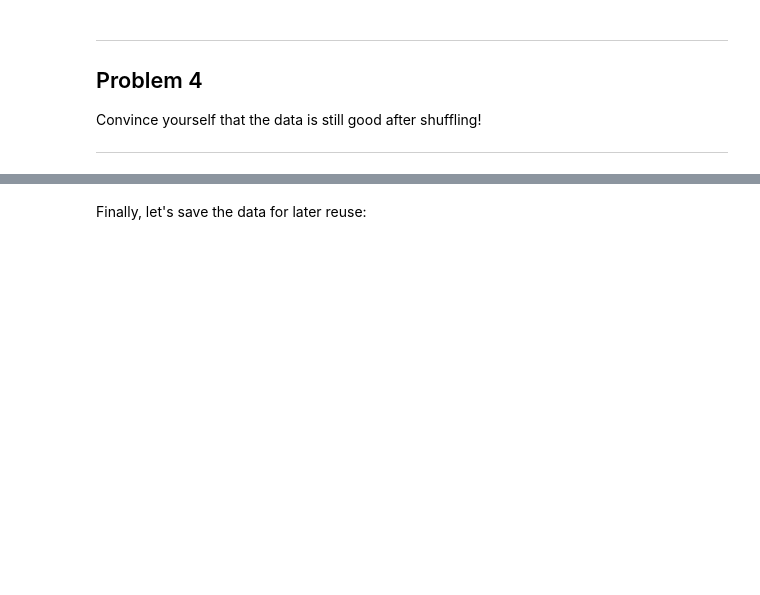
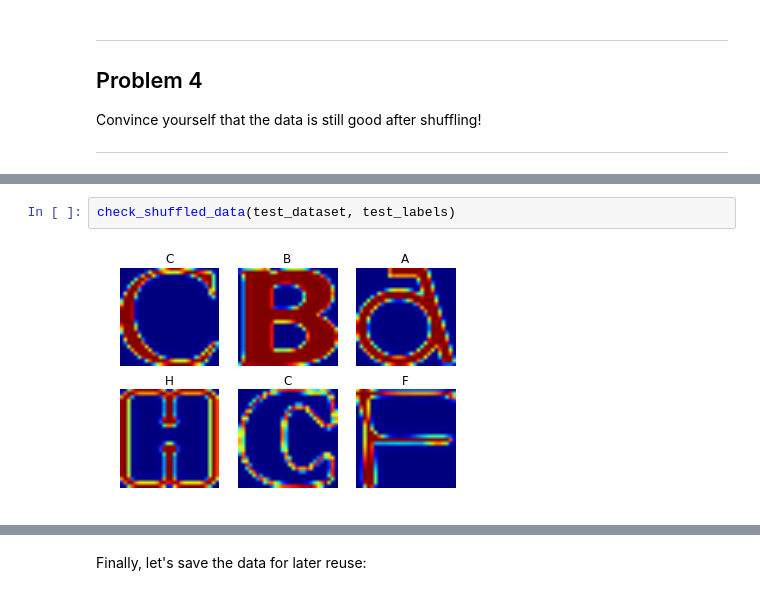
Before and after one commit to adityasalapaka/deep_learning_udacity, a Jupyter notebook: 1_notmnist.ipynb, the cells around one changed output, grey strips where cells are left out. Saved outputs shown, nothing was run; the diff lists cells and outputs as text; blank space fills up the shorter version.

```diff
--- a/1_notmnist.ipynb
+++ b/1_notmnist.ipynb
@@ -380,0 +406,4 @@ Convince yourself that the data is still good after shuffling!
+# %%
+check_shuffled_data(test_dataset, test_labels)
+# %% [output]
+[figure, added]
```
Also changed, not shown: parts of 8 cells of this notebook, 1 other file.
